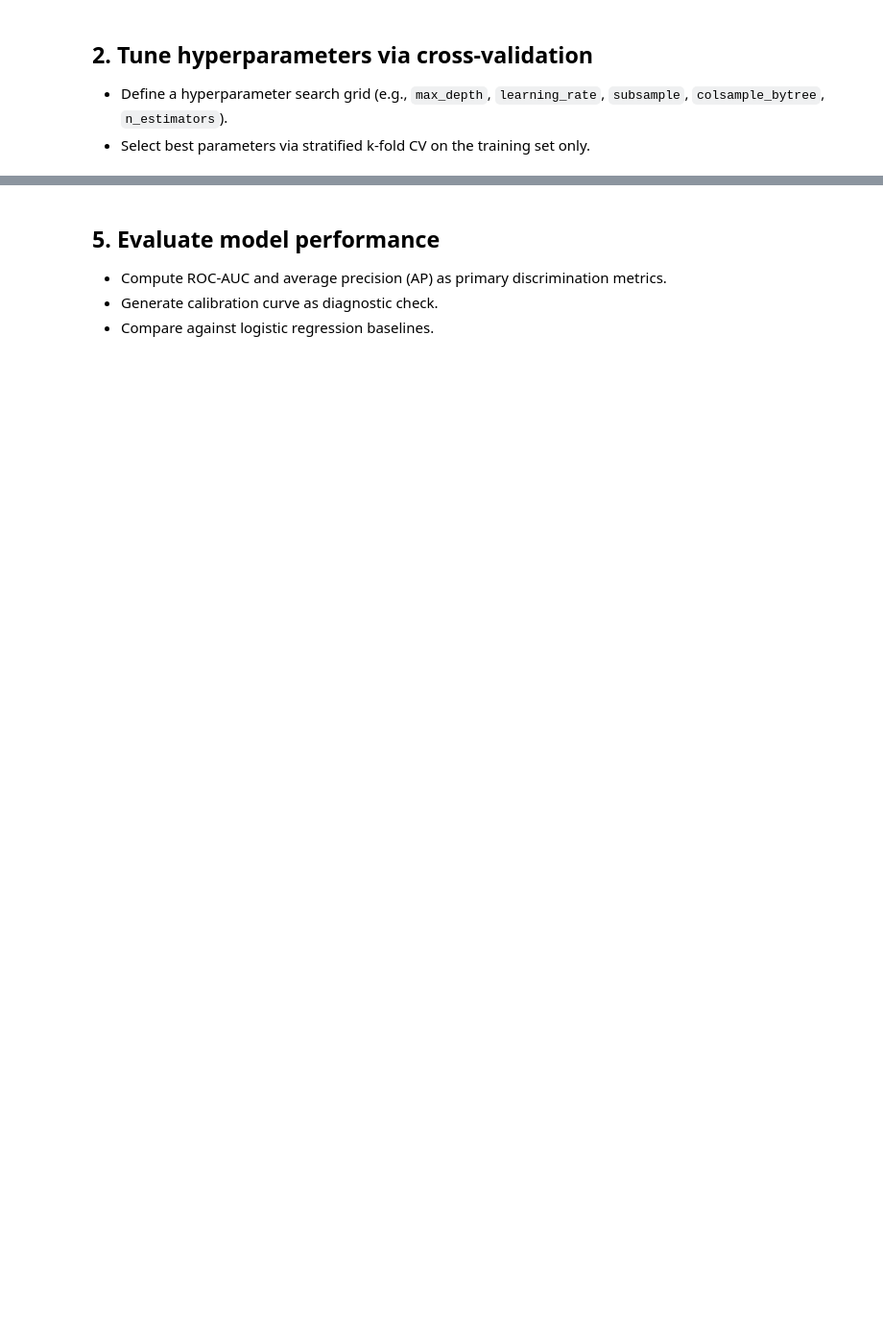
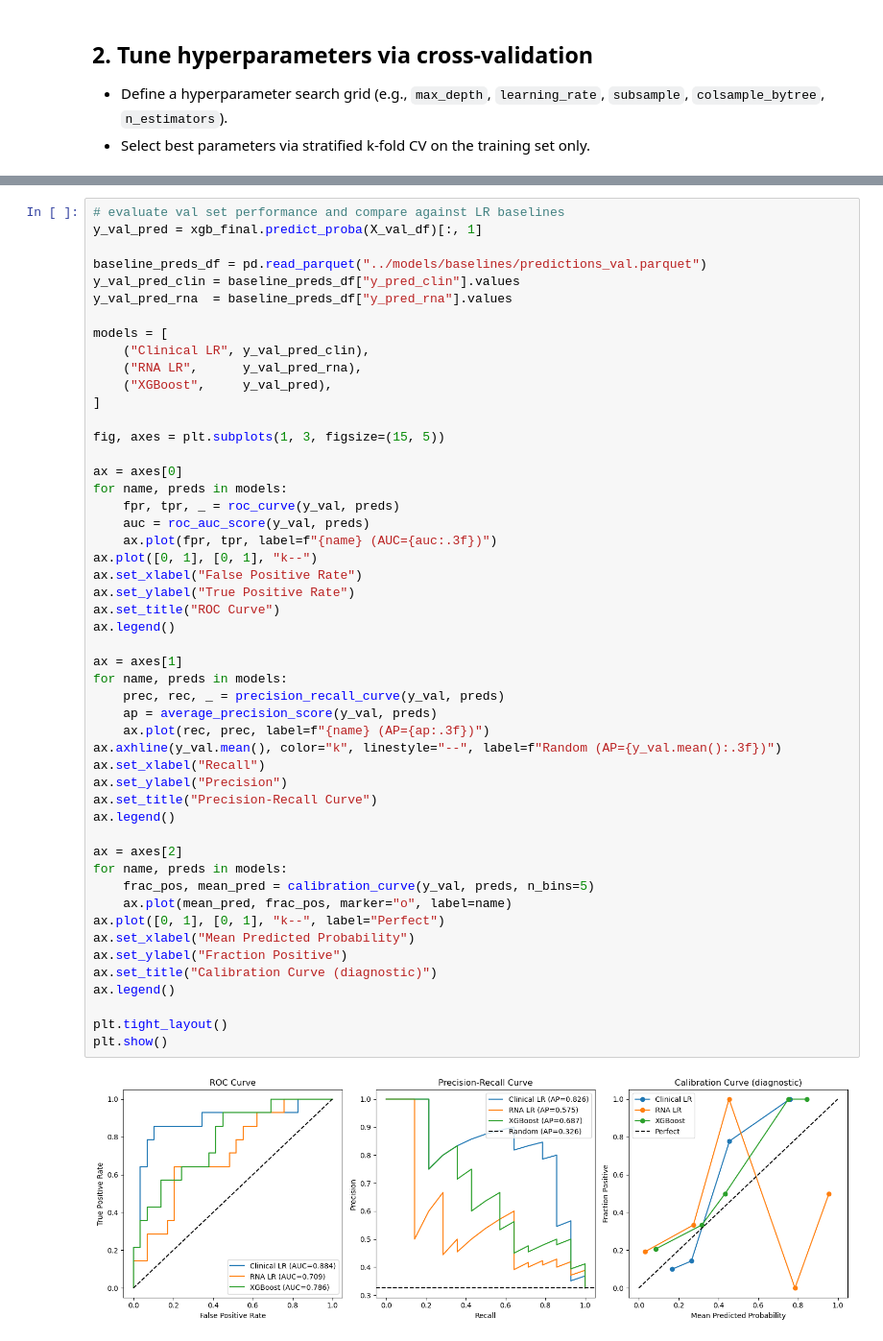
Before and after one commit to dpolioudakis/tcga-multimodal-survival, a Jupyter notebook: notebooks/07_train_xgboost.ipynb, the cells around one changed output, grey strips where cells are left out. Shown at 96% size. Drawn from its saved outputs; the diff is of its cells as text; blank space fills up the shorter version.

Commit message:
Implement xgboost training

```diff
--- a/notebooks/07_train_xgboost.ipynb
+++ b/notebooks/07_train_xgboost.ipynb
@@ -168,6 +258,53 @@ Fitting 5 folds for each of 30 candidates, totalling 150 fits
-# %% [markdown]
-## 5. Evaluate model performance
-   - Compute ROC-AUC and average precision (AP) as primary discrimination metrics.
-   - Generate calibration curve as diagnostic check.
-   - Compare against logistic regression baselines.
+# %%
+# evaluate val set performance and compare against LR baselines
+y_val_pred = xgb_final.predict_proba(X_val_df)[:, 1]
+
+baseline_preds_df = pd.read_parquet("../models/baselines/predictions_val.parquet")
+y_val_pred_clin = baseline_preds_df["y_pred_clin"].values
+y_val_pred_rna  = baseline_preds_df["y_pred_rna"].values
+
+models = [
+    ("Clinical LR", y_val_pred_clin),
+    ("RNA LR",      y_val_pred_rna),
+    ("XGBoost",     y_val_pred),
+]
+
+fig, axes = plt.subplots(1, 3, figsize=(15, 5))
+
+ax = axes[0]
+for name, preds in models:
+    fpr, tpr, _ = roc_curve(y_val, preds)
+    auc = roc_auc_score(y_val, preds)
+    ax.plot(fpr, tpr, label=f"{name} (AUC={auc:.3f})")
+ax.plot([0, 1], [0, 1], "k--")
+ax.set_xlabel("False Positive Rate")
+ax.set_ylabel("True Positive Rate")
+ax.set_title("ROC Curve")
+ax.legend()
+
+ax = axes[1]
+for name, preds in models:
+    prec, rec, _ = precision_recall_curve(y_val, preds)
+    ap = average_precision_score(y_val, preds)
+    ax.plot(rec, prec, label=f"{name} (AP={ap:.3f})")
+ax.axhline(y_val.mean(), color="k", linestyle="--", label=f"Random (AP={y_val.mean():.3f})")
+ax.set_xlabel("Recall")
+ax.set_ylabel("Precision")
+ax.set_title("Precision-Recall Curve")
+ax.legend()
+
+ax = axes[2]
+for name, preds in models:
+    frac_pos, mean_pred = calibration_curve(y_val, preds, n_bins=5)
+    ax.plot(mean_pred, frac_pos, marker="o", label=name)
+ax.plot([0, 1], [0, 1], "k--", label="Perfect")
+ax.set_xlabel("Mean Predicted Probability")
+ax.set_ylabel("Fraction Positive")
+ax.set_title("Calibration Curve (diagnostic)")
+ax.legend()
+
+plt.tight_layout()
+plt.show()
+# %% [output]
+[figure, added]
 # %% [markdown]
```
Also changed, not shown: parts of 22 cells of this notebook, 6 other files.
